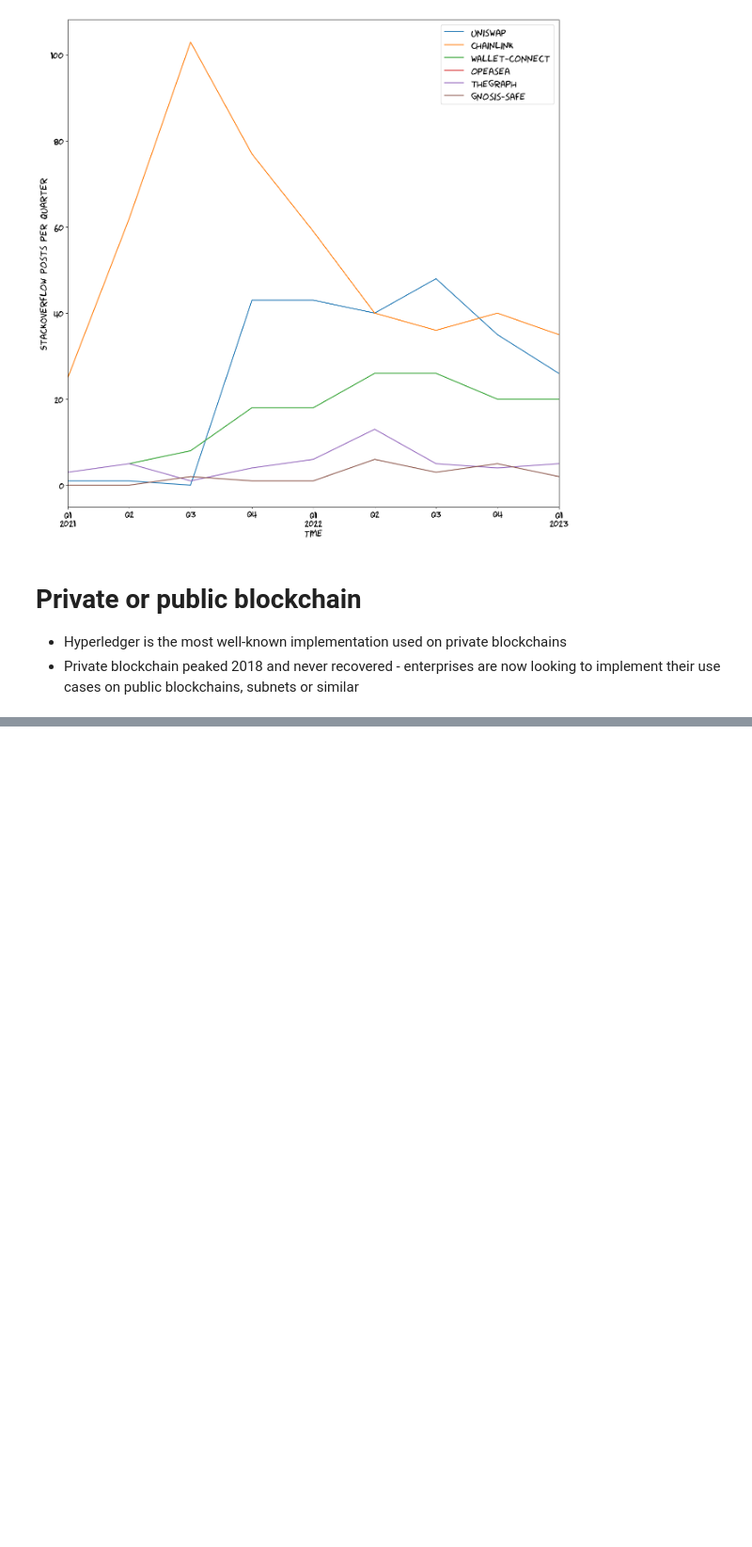
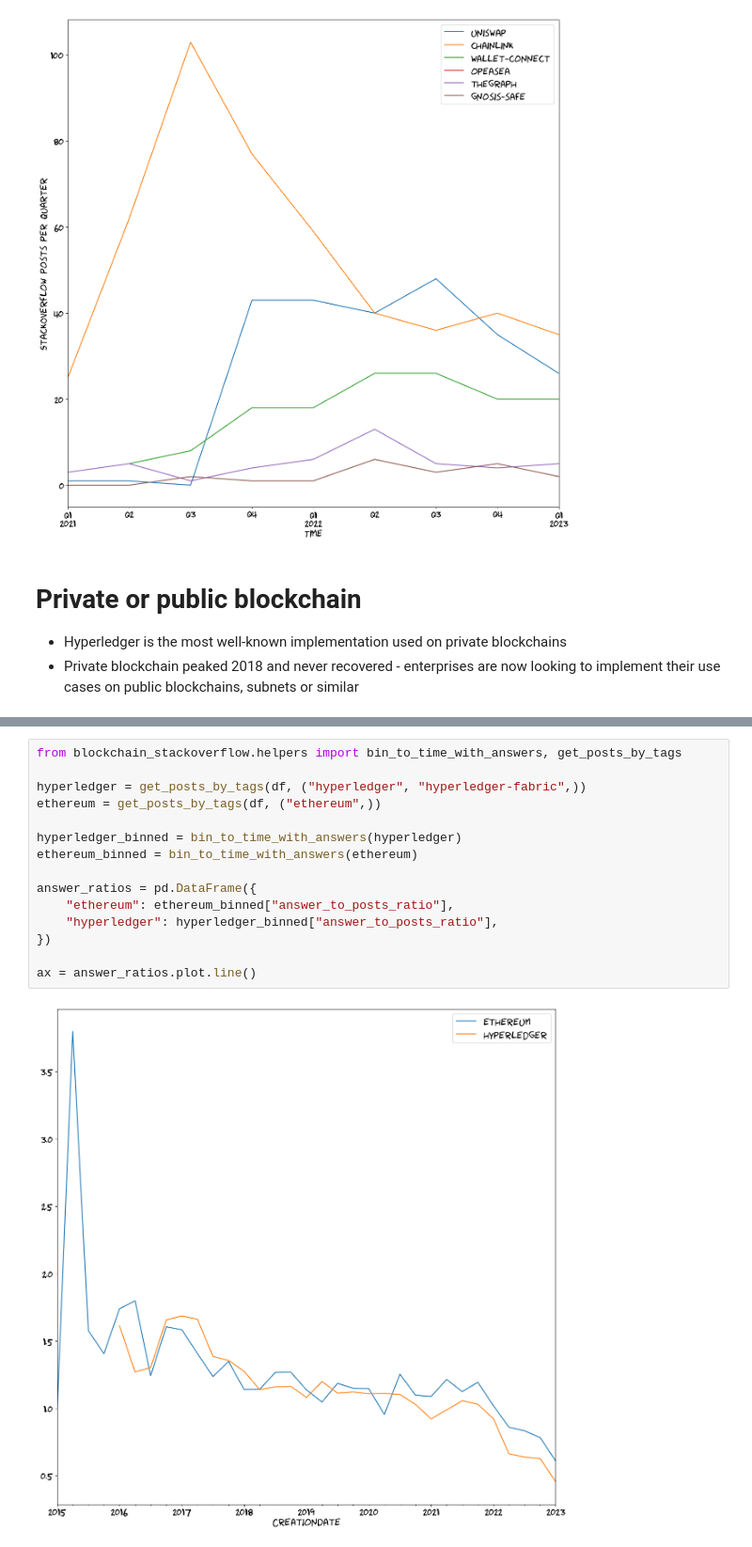
Before and after one commit to tradingstrategy-ai/blockchain-stackoverflow, a Jupyter notebook: research.ipynb, the cells around one changed output, grey strips where cells are left out. Shown at 94% size. Cells and saved outputs as stored; diff of their text form; blank space fills up the shorter version.

```diff
--- a/research.ipynb
+++ b/research.ipynb
@@ -506,0 +494,17 @@ We also check how well our enterprise overlords answer to questions.
+# %%
+from blockchain_stackoverflow.helpers import bin_to_time_with_answers, get_posts_by_tags
+
+hyperledger = get_posts_by_tags(df, ("hyperledger", "hyperledger-fabric",))
+ethereum = get_posts_by_tags(df, ("ethereum",))
+
+hyperledger_binned = bin_to_time_with_answers(hyperledger)
+ethereum_binned = bin_to_time_with_answers(ethereum)
+
+answer_ratios = pd.DataFrame({
+    "ethereum": ethereum_binned["answer_to_posts_ratio"],
+    "hyperledger": hyperledger_binned["answer_to_posts_ratio"],
+})
+
+ax = answer_ratios.plot.line()
+# %% [output]
+[figure, added]
```
Also changed, not shown: parts of 6 cells of this notebook, 2 other files.
